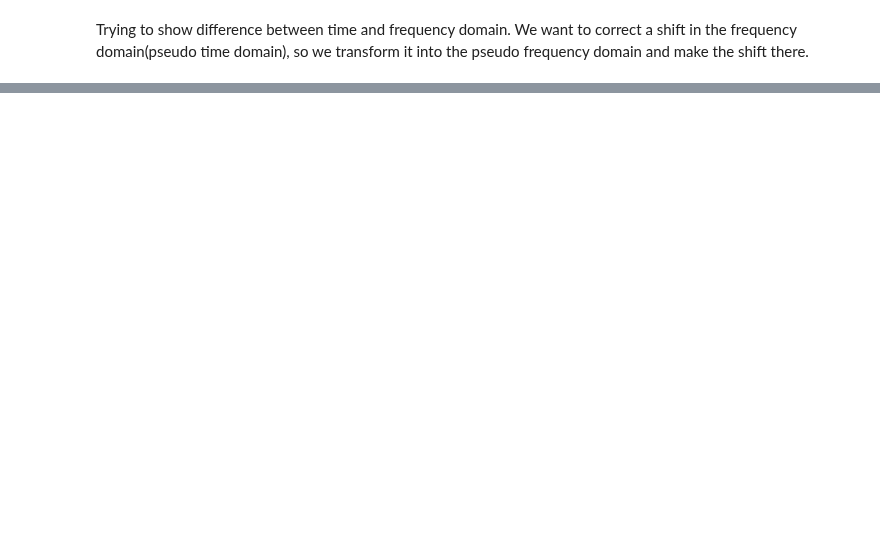
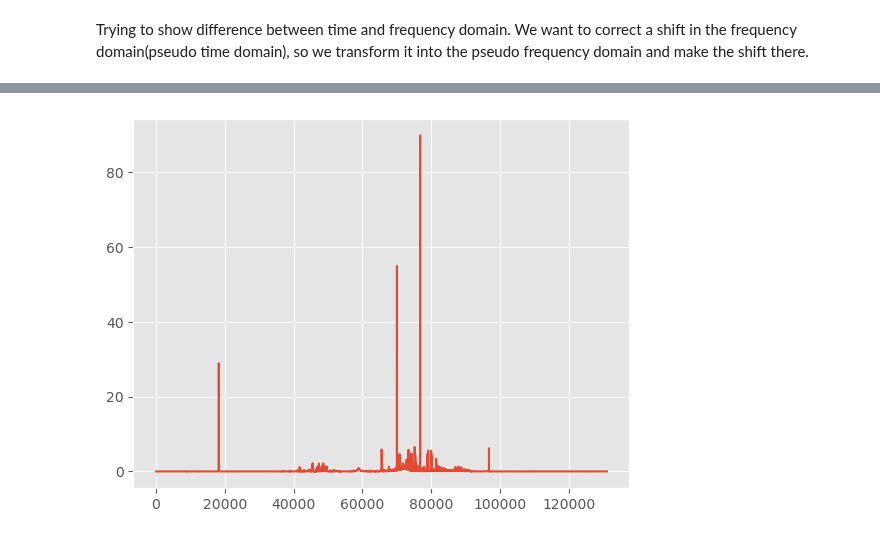
Before and after one commit to AlexanderVoldby/02466Fagprojekt2023, a Jupyter notebook: visualization.ipynb, the cells around one changed output, grey strips where cells are left out. Drawn from its saved outputs; the diff is of its cells as text; code cells hidden in the pictures; blank space fills up the shorter version.

```diff
--- a/visualization.ipynb
+++ b/visualization.ipynb
@@ -42,0 +49,8 @@ plt.show()
+# %%
+X_shift2 = shift(fft(X[3]),100, period = 1)
+
+plt.title("")
+plt.plot(ifft(X_shift2))
+plt.show()
+# %% [output]
+[figure, added]
```
Also changed, not shown: parts of 7 cells of this notebook, 2 other files.
